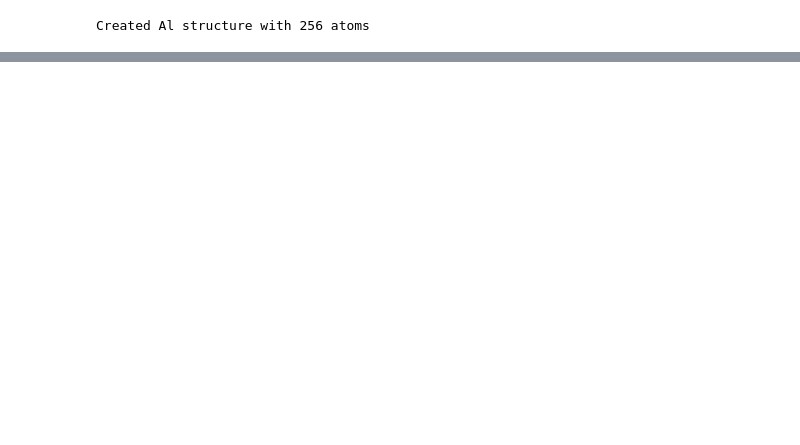
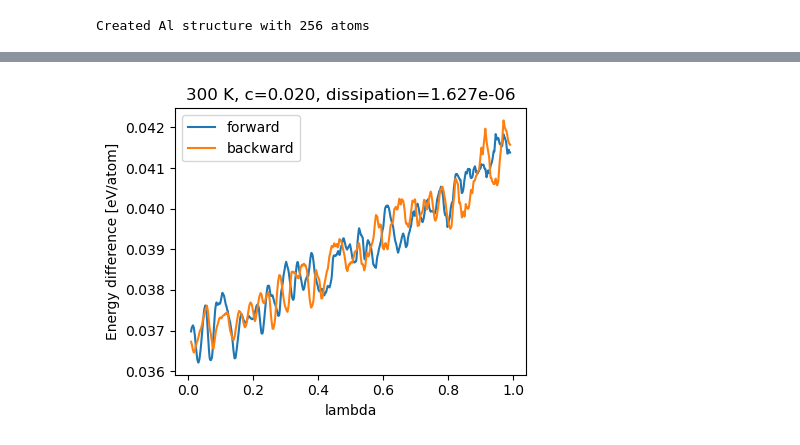
Before and after one commit to prabhath-c/phase_diagram_workflows, a Jupyter notebook: notebooks/Al_composition_scaling_executor_demo.ipynb, the cells around one changed output, grey strips where cells are left out. Cells and saved outputs as stored; diff of their text form; code cells hidden in the pictures; blank space fills up the shorter version.

```diff
--- a/notebooks/Al_composition_scaling_executor_demo.ipynb
+++ b/notebooks/Al_composition_scaling_executor_demo.ipynb
@@ -92,13 +80,13 @@ input_params_cs = {
     },
 }
 # %%
-# Traditional usage - no executor, no metadata
-print("Running traditional composition_scaling calphy calculation...")
-calphy_results_traditional = calphy_calc.calc_free_energy_with_calphy(
+WORKING_DIRECTORY = str(EXAMPLE_ROOT / "Al_composition_scaling")
+print("Running the composition_scaling calculation...")
+calculation, results = calphy_calc.calc_free_energy_with_calphy(
     input_structure=Al_pure_structure,
     potential_df=potential_df,
     calphy_parameters=input_params_cs,
-    working_directory=str(EXAMPLE_ROOT / "Al_traditional"),
+    working_directory=WORKING_DIRECTORY,
 )
-print("Traditional calculation completed successfully!")
+print("Calculation completed successfully!")
 # %% [output]
@@ -249,0 +145,5 @@ Demo completed.
+# %%
+plot_forward_backward_composition_scaling(WORKING_DIRECTORY)
+plt.show()
+# %% [output]
+[figure, added]
```
Also changed, not shown: parts of 23 cells of this notebook.
